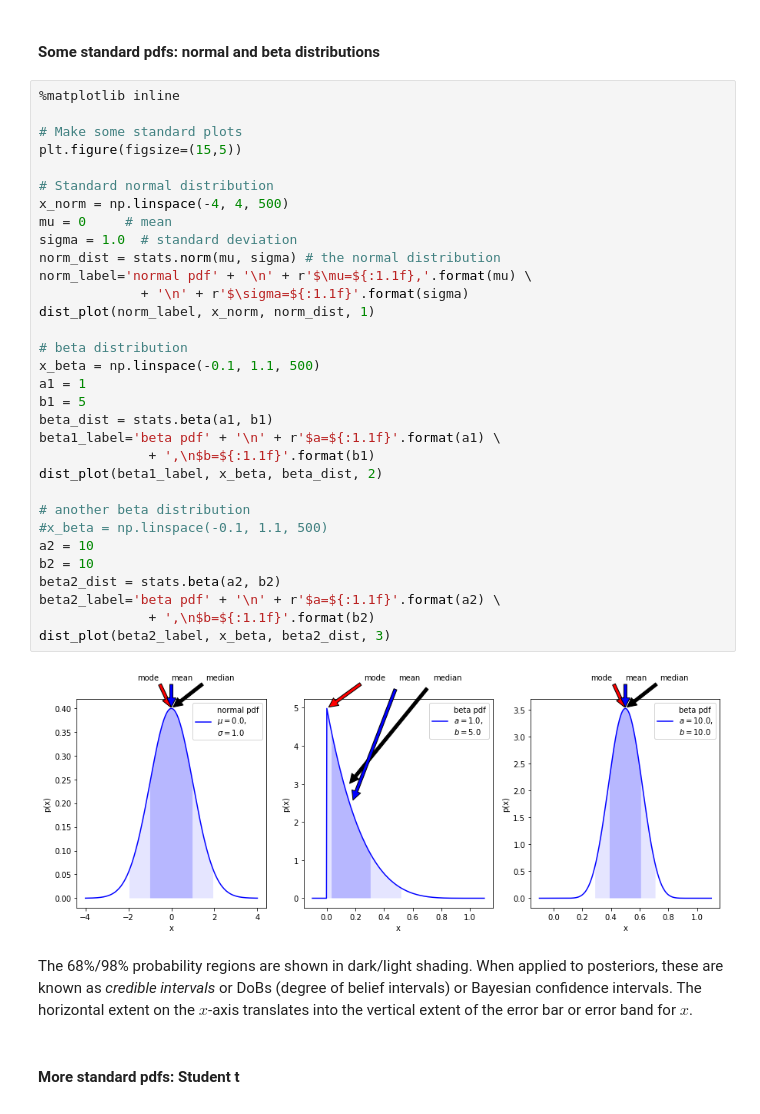
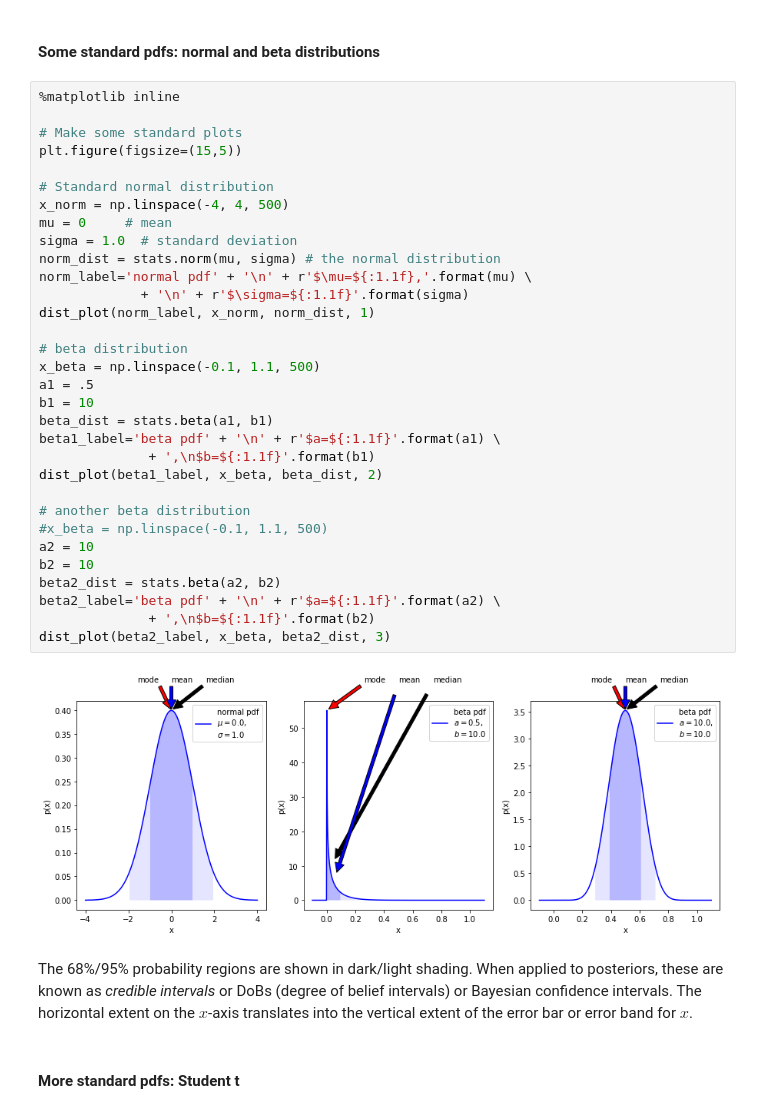
Before and after one commit to furnstahl/Bayes_for_physicists, a Jupyter notebook: Bayesian_Statistics_for_Physicists/Bayesian_statistics_for_physicists_v3.ipynb, the cells around one changed output. Drawn from its saved outputs; the diff is of its cells as text.

```diff
--- a/Bayesian_Statistics_for_Physicists/Bayesian_statistics_for_physicists_v3.ipynb
+++ b/Bayesian_Statistics_for_Physicists/Bayesian_statistics_for_physicists_v3.ipynb
@@ -194,38 +197,38 @@ def dist_plot(dist_label, x_dist, dist, plot_num):
 %matplotlib inline
 
 # Make some standard plots
 plt.figure(figsize=(15,5))
 
 # Standard normal distribution
 x_norm = np.linspace(-4, 4, 500)
 mu = 0     # mean
 sigma = 1.0  # standard deviation
 norm_dist = stats.norm(mu, sigma) # the normal distribution
 norm_label='normal pdf' + '\n' + r'$\mu=${:1.1f},'.format(mu) \
              + '\n' + r'$\sigma=${:1.1f}'.format(sigma)
 dist_plot(norm_label, x_norm, norm_dist, 1)
 
 # beta distribution
 x_beta = np.linspace(-0.1, 1.1, 500)
-a1 = 1
-b1 = 5
+a1 = .5
+b1 = 10
 beta_dist = stats.beta(a1, b1)
 beta1_label='beta pdf' + '\n' + r'$a=${:1.1f}'.format(a1) \
               + ',\n$b=${:1.1f}'.format(b1)
 dist_plot(beta1_label, x_beta, beta_dist, 2)
 
 # another beta distribution
 #x_beta = np.linspace(-0.1, 1.1, 500)
 a2 = 10
 b2 = 10
 beta2_dist = stats.beta(a2, b2)
 beta2_label='beta pdf' + '\n' + r'$a=${:1.1f}'.format(a2) \
               + ',\n$b=${:1.1f}'.format(b2)
 dist_plot(beta2_label, x_beta, beta2_dist, 3)
 # %% [output]
-[figure, old version]
+[figure, new version]
 # %% [markdown]
-The 68%/98% probability regions are shown in dark/light shading.  When applied to posteriors, these are known as <em>credible intervals</em> or DoBs (degree of belief intervals) or Bayesian confidence intervals. The horizontal extent on the $x$-axis translates into the vertical extent of the error bar or error band for $x$.
+The 68%/95% probability regions are shown in dark/light shading.  When applied to posteriors, these are known as <em>credible intervals</em> or DoBs (degree of belief intervals) or Bayesian confidence intervals. The horizontal extent on the $x$-axis translates into the vertical extent of the error bar or error band for $x$.
 # %% [markdown]
 #### More standard pdfs:  Student t
 # %%
```
Also changed, not shown: parts of 8 cells of this notebook, 7 other files.
